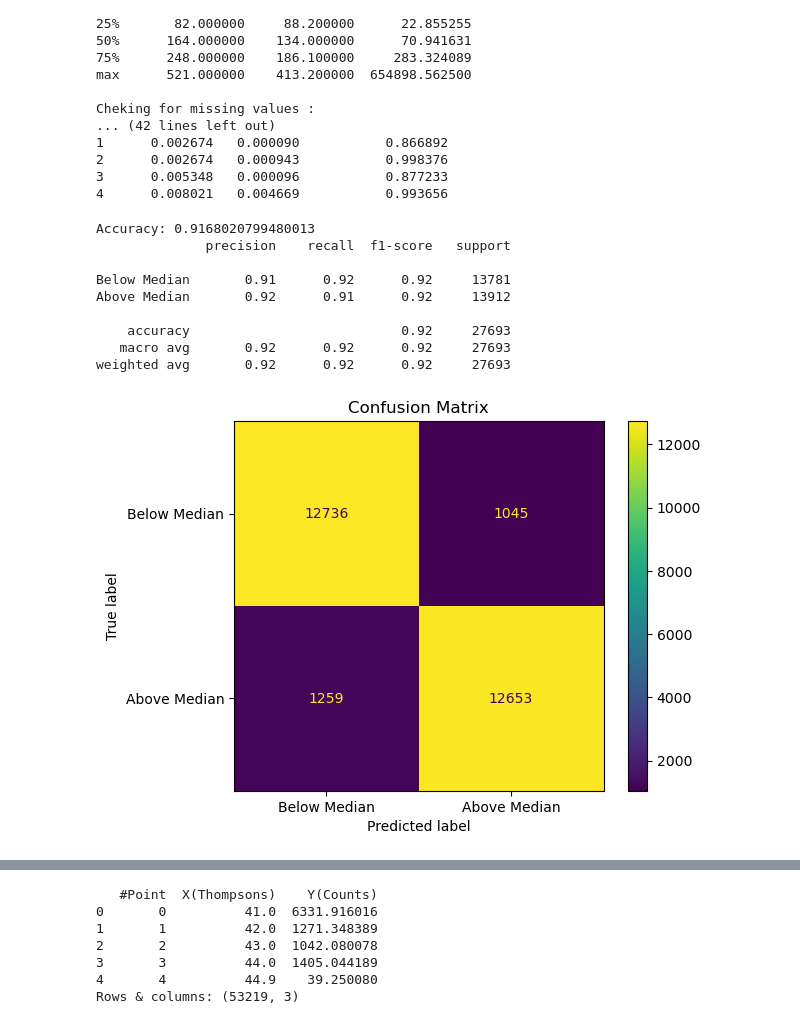
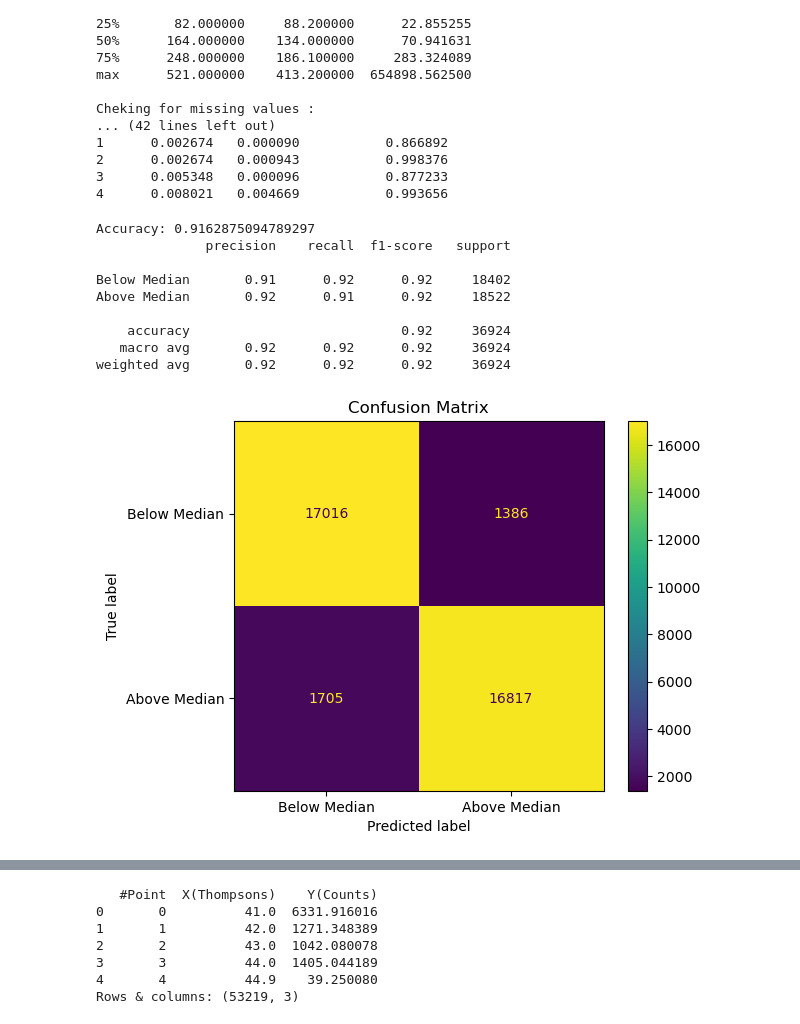
Before and after one commit to mutasim18/Mass-Sceptra-Classification, a Jupyter notebook: Source Code/Naive Bayes.ipynb, the cells around one changed output, grey strips where cells are left out. Drawn from its saved outputs; the diff is of its cells as text; code cells hidden in the pictures.

```diff
--- a/Source Code/Naive Bayes.ipynb
+++ b/Source Code/Naive Bayes.ipynb
@@ -131,40 +133,40 @@ y = (combined_CM1_data['Y(Counts)'] > combined_CM1_data['Y(Counts)'].median()).a
 # Split dataset into features and target
 X = combined_CM1_data[['X(Thompsons)', 'cosine_similarity']]
 
 # Split data into training and testing sets
-X_train, X_test, y_train, y_test = train_test_split(X, y, test_size=0.3, random_state=50)
+X_train, X_test, y_train, y_test = train_test_split(X, y, test_size=0.4, random_state=50)
 
 # Initialize SVM Classifier with an RBF kernel
 model = GaussianNB()
 
 # Train the model
 model.fit(X_train, y_train)
 
 # Make predictions
 y_pred = model.predict(X_test)
 
 # Evaluate the model
 accuracy = accuracy_score(y_test, y_pred)
 print(f"Accuracy: {accuracy}")
 
 # Classification Report
 report = classification_report(y_test, y_pred, target_names=["Below Median", "Above Median"])
 print(report)
 
 # Confusion Matrix
 ConfusionMatrixDisplay.from_estimator(model, X_test, y_test, display_labels=["Below Median", "Above Median"])
 plt.title("Confusion Matrix")
 plt.show()
 # %% [output]
-Accuracy: 0.9168020799480013
+Accuracy: 0.9162875094789297
               precision    recall  f1-score   support
 
-Below Median       0.91      0.92      0.92     13781
-Above Median       0.92      0.91      0.92     13912
+Below Median       0.91      0.92      0.92     18402
+Above Median       0.92      0.91      0.92     18522
 
-    accuracy                           0.92     27693
-   macro avg       0.92      0.92      0.92     27693
-weighted avg       0.92      0.92      0.92     27693
+    accuracy                           0.92     36924
+   macro avg       0.92      0.92      0.92     36924
+weighted avg       0.92      0.92      0.92     36924
-[figure, old version]
+[figure, new version]
 # %%
 """WOrking on CM2 dataset"""
```
Also changed, not shown: parts of 7 cells of this notebook, 7 other files.
